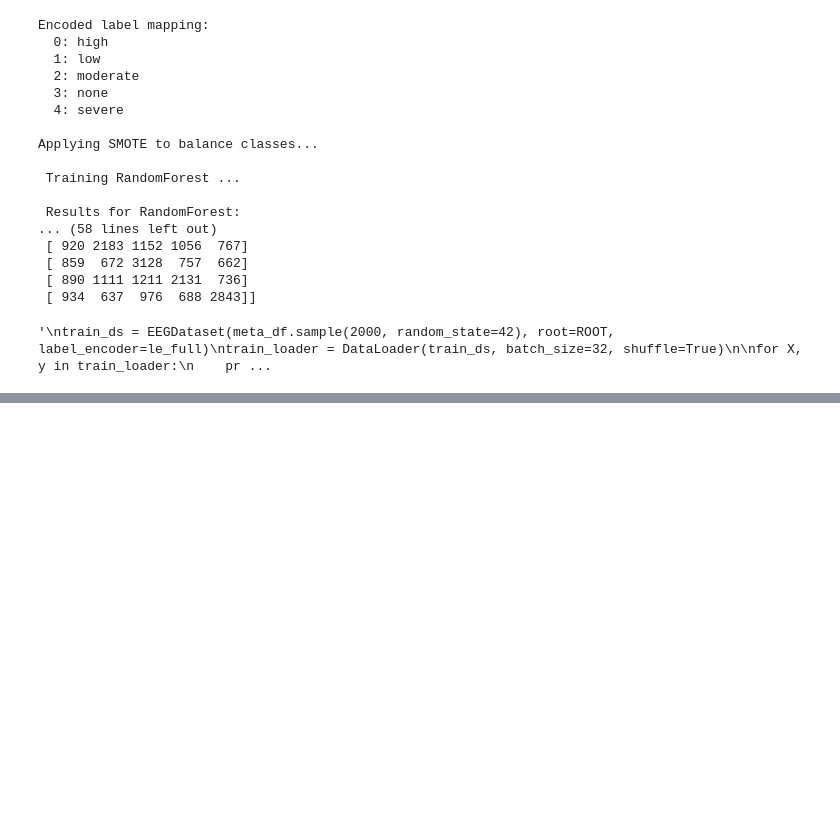
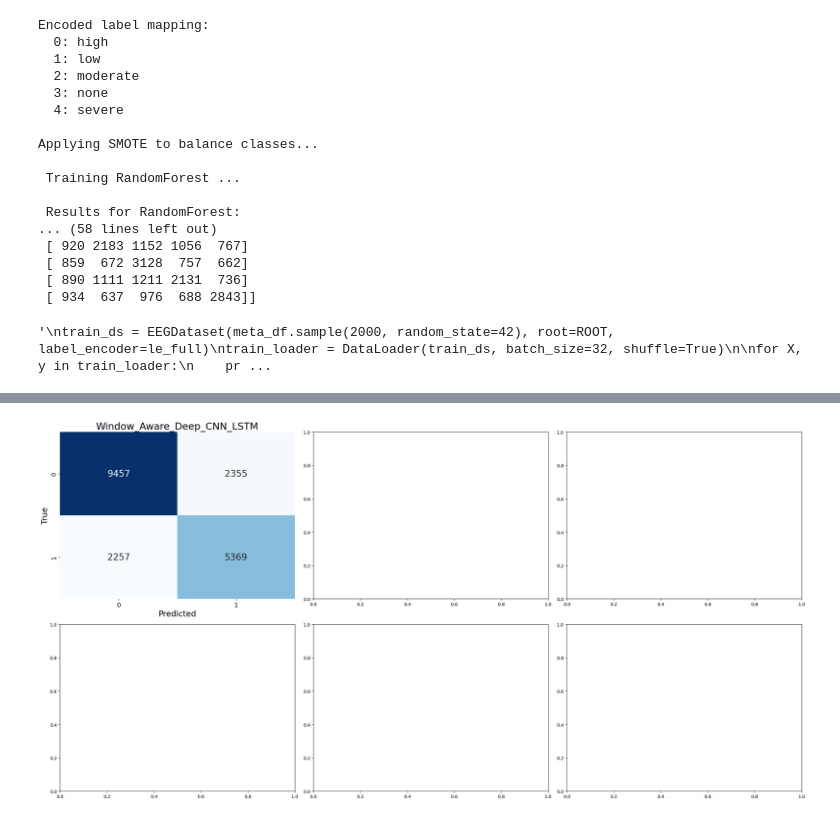
Before and after one commit to AditiSatsangi/EEG-Pain-Estimation, a Jupyter notebook: notebooks/code.ipynb, the cells around one changed output, grey strips where cells are left out. Drawn from its saved outputs; the diff is of its cells as text; code cells hidden in the pictures; blank space fills up the shorter version.

```diff
--- a/notebooks/code.ipynb
+++ b/notebooks/code.ipynb
@@ -290,0 +2433,46 @@ for X, y in train_loader:
+# %%
+import matplotlib.pyplot as plt
+import seaborn as sns
+import numpy as np
+
+# Define confusion matrices for all models
+cm_data = {
+    "Window_Aware_Deep_CNN_LSTM": np.array([[
+          9457,
+          2355 ],
+         [
+          2257,
+          5369 ] ])
+}
+"""
+    "Hybrid-CNN–BiLSTM": np.array([[5485, 2442],
+                               [4477, 7034]]),
+                               [
+          9457,
+          2355
+        ],
+        [
+          2257,
+          5369
+        ]"""
+# List of model names for plotting order
+models = list(cm_data.keys())
+
+# Set figure size according to number of models
+fig, axes = plt.subplots(2, 3, figsize=(24, 12))  # 2 rows, 3 columns
+axes = axes.flatten()
+
+# Plot confusion matrices
+for i, model in enumerate(models):
+    sns.heatmap(cm_data[model], annot=True, fmt='d', ax=axes[i], cmap="Blues", cbar=False,
+                annot_kws={"size":20})  # annotation font size
+    axes[i].set_xlabel('Predicted', fontsize=18)
+    axes[i].set_ylabel('True', fontsize=18)
+    axes[i].set_title(model, fontsize=22)
+    axes[i].tick_params(axis='x', labelsize=14)
+    axes[i].tick_params(axis='y', labelsize=14)
+
+plt.tight_layout()
+plt.show()
+# %% [output]
+[figure, added]
```
Also changed, not shown: parts of 7 cells of this notebook, 16 other files.
